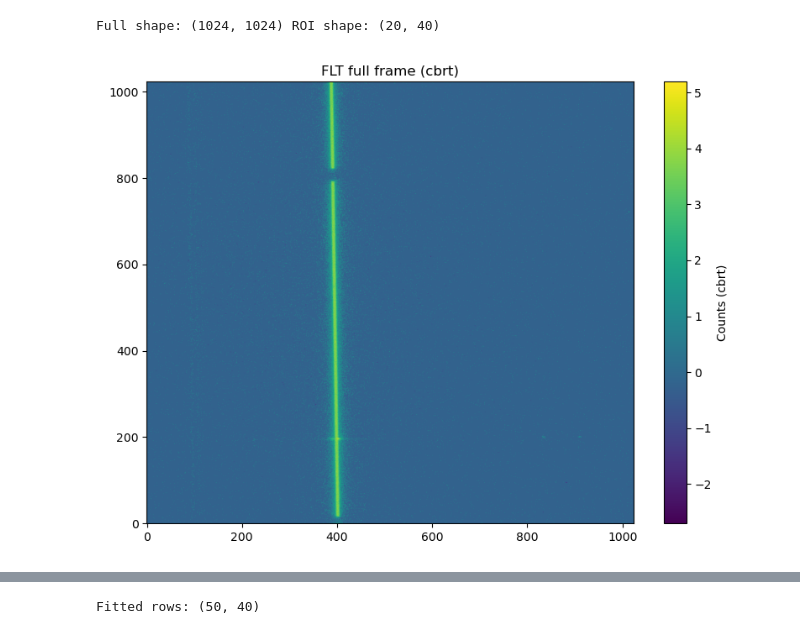
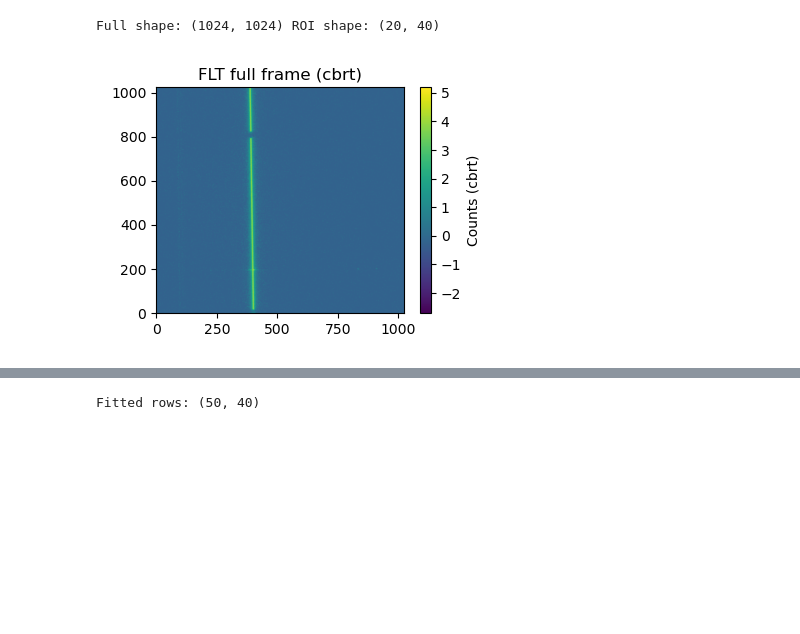
Before and after one commit to parkus/airglow, a Jupyter notebook: notebooks/00_systematics_2d_dev.ipynb, the cells around one changed output, grey strips where cells are left out. Cells and saved outputs as stored; diff of their text form; code cells hidden in the pictures; blank space fills up the shorter version.

```diff
--- a/notebooks/00_systematics_2d_dev.ipynb
+++ b/notebooks/00_systematics_2d_dev.ipynb
@@ -37,14 +37,14 @@ Full shape: (1024, 1024) ROI shape: (20, 40)
 # %%
 # Plot full frame (cbrt stretch)
 full_display = np.cbrt(sci)
 
-plt.figure(figsize=(8, 6))
+plt.figure(figsize=(4,3))
 plt.imshow(full_display, origin="lower", aspect="auto")
 plt.colorbar(label="Counts (cbrt)")
 plt.title("FLT full frame (cbrt)")
 plt.tight_layout()
 # %% [output]
-[figure, old version]
+[figure, new version]
 # %%
 # Plot ROI (cbrt stretch)
 roi_display = np.cbrt(roi)
```
Also changed, not shown: parts of 17 cells of this notebook.
